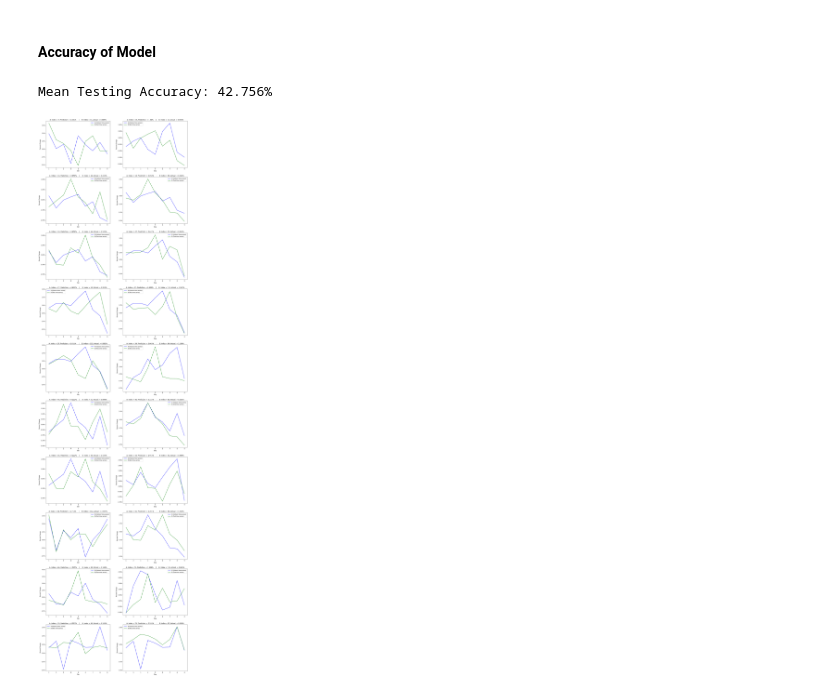
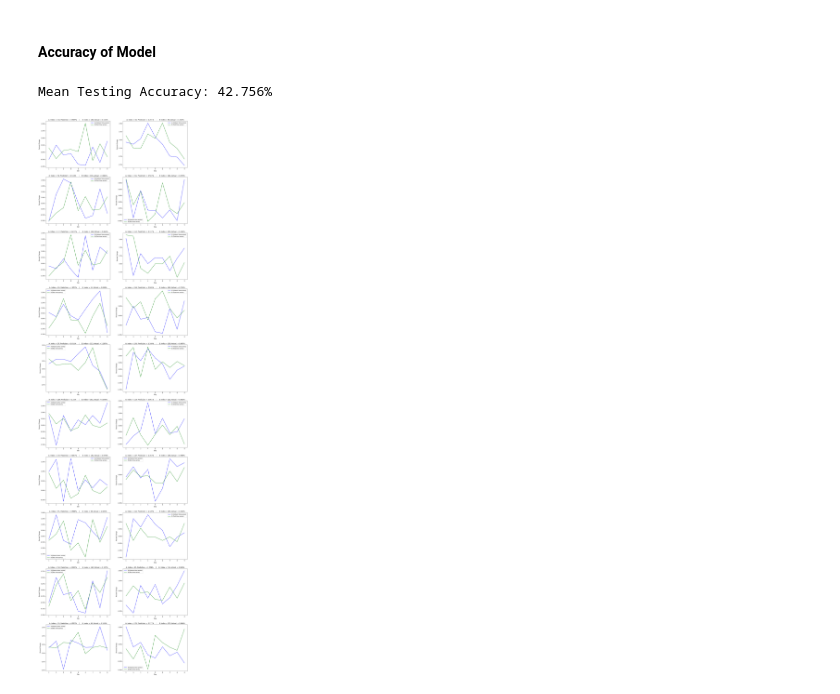
Before and after one commit to abdelrahim-hentabli/CS235Project, a Jupyter notebook: DynamicTimeWarping.ipynb, the cells around one changed output. Drawn from its saved outputs; the diff is of its cells as text; code cells hidden in the pictures.

Commit message:
Randomly shuffle return list to generate different visualization each run

```diff
--- a/DynamicTimeWarping.ipynb
+++ b/DynamicTimeWarping.ipynb
@@ -166,34 +166,38 @@ returnList
 numGraphs = 20
 figWidth = 20
 percentDiffSum = 0
+rng = np.random.default_rng()
 returnListSize = len(returnList)
 figure, axis = plt.subplots(int(numGraphs / 2), 2, figsize=(figWidth, numGraphs * 4))
+
+# Shuffle Return List to fetch different curves
+rng.shuffle(returnList)
 
 for i in range(returnListSize):
     returnA, returnB = returnList[i][0], returnList[i][1]
     indexA, indexB = int(returnList[i][2]), int(returnList[i][3])
 
     if returnB > returnA:
         percentDiffSum += abs(((returnB - returnA) / returnB * 100.0) - 100)
     else:
         percentDiffSum += abs(((returnA - returnB) / returnA * 100.0) - 100)
 
     # Print the first 20 Distance Pairs
     if i < numGraphs:
         j, k, = int(i / 2), (i % 2)
         titleStr = 'A: Index = {}, Prediction: = {}%     '.format(indexA, round(returnA, 3))
         titleStr += '|     B: Index = {}, Actual: = {}%'.format(indexB, round(returnB, 3))
         axis[j][k].set_title(titleStr)
         axis[j][k].plot(np.arange(1, numDays), timeSeries[indexA][0], color='blue')
         axis[j][k].plot(np.arange(1, numDays), timeSeries[indexB][0], color='green')
 
         axis[j][k].set_xlabel('Day')
         axis[j][k].set_ylabel('Percent Change')
         axis[j][k].xaxis.set_major_locator(mtick.MaxNLocator(integer=True))
         axis[j][k].yaxis.set_major_formatter(mtick.PercentFormatter())
         axis[j][k].legend(['A (Historic time series)', 'B (Test time series)'])
 
 print('Mean Testing Accuracy: {}%'.format(round(percentDiffSum / returnListSize, 3)))
 # %% [output]
 Mean Testing Accuracy: 42.756%
-[figure, old version]
+[figure, new version]
```
